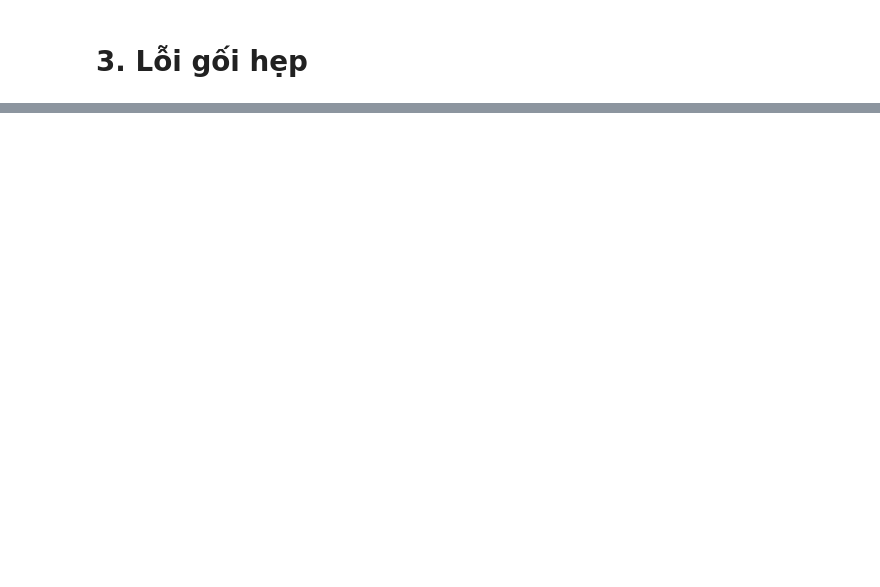
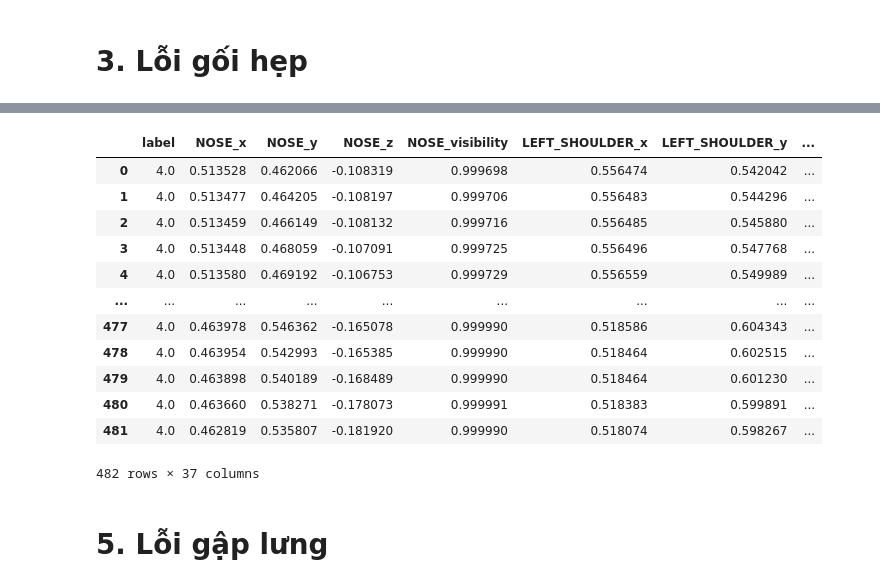
Before and after one commit to WinG-282k4/Squat_error_detection, a Jupyter notebook: Train_model.ipynb, the cells around one changed output, grey strips where cells are left out. Saved outputs shown, nothing was run; the diff lists cells and outputs as text; code cells hidden in the pictures; blank space fills up the shorter version.

```diff
--- a/Train_model.ipynb
+++ b/Train_model.ipynb
@@ -431,0 +710,14 @@ df
+# %%
+import os
+
+df = pd.DataFrame(columns=header)
+df_test = pd.DataFrame(columns=header)
+df_va = pd.DataFrame(columns=header)
+
+#Path
+video_folder = "Data/train/Xuong_qua_xau"
+# video_folder = "Data/train/Correct"
+video_files = [f for f in os.listdir(video_folder) if f.endswith(".mp4")]
+
+for video_file in video_files:
+    detection_4_error(video_folder, video_file, "train")
@@ -431,0 +742,18 @@ df
+# %%
+df
+# %% [output]
+|  | label | NOSE_x | NOSE_y | NOSE_z | NOSE_visibility | LEFT_SHOULDER_x | LEFT_SHOULDER_y | ... |
+| 0 | 4.0 | 0.513528 | 0.462066 | -0.108319 | 0.999698 | 0.556474 | 0.542042 | ... |
+| 1 | 4.0 | 0.513477 | 0.464205 | -0.108197 | 0.999706 | 0.556483 | 0.544296 | ... |
+| 2 | 4.0 | 0.513459 | 0.466149 | -0.108132 | 0.999716 | 0.556485 | 0.545880 | ... |
+| 3 | 4.0 | 0.513448 | 0.468059 | -0.107091 | 0.999725 | 0.556496 | 0.547768 | ... |
+| 4 | 4.0 | 0.513580 | 0.469192 | -0.106753 | 0.999729 | 0.556559 | 0.549989 | ... |
+| ... | ... | ... | ... | ... | ... | ... | ... | ... |
+| 477 | 4.0 | 0.463978 | 0.546362 | -0.165078 | 0.999990 | 0.518586 | 0.604343 | ... |
+| 478 | 4.0 | 0.463954 | 0.542993 | -0.165385 | 0.999990 | 0.518464 | 0.602515 | ... |
+| 479 | 4.0 | 0.463898 | 0.540189 | -0.168489 | 0.999990 | 0.518464 | 0.601230 | ... |
+| 480 | 4.0 | 0.463660 | 0.538271 | -0.178073 | 0.999991 | 0.518383 | 0.599891 | ... |
+| 481 | 4.0 | 0.462819 | 0.535807 | -0.181920 | 0.999990 | 0.518074 | 0.598267 | ... |
+482 rows × 37 columns
+# %% [markdown]
+# 5. Lỗi gập lưng
```
Also changed, not shown: parts of 14 cells of this notebook, 5 other files.
